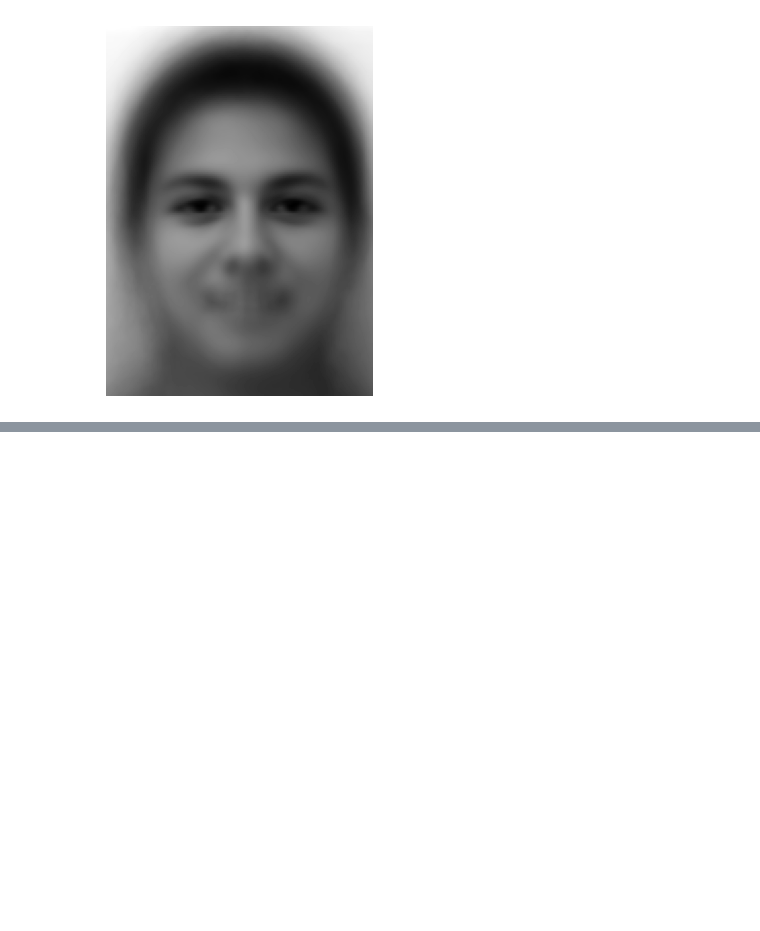
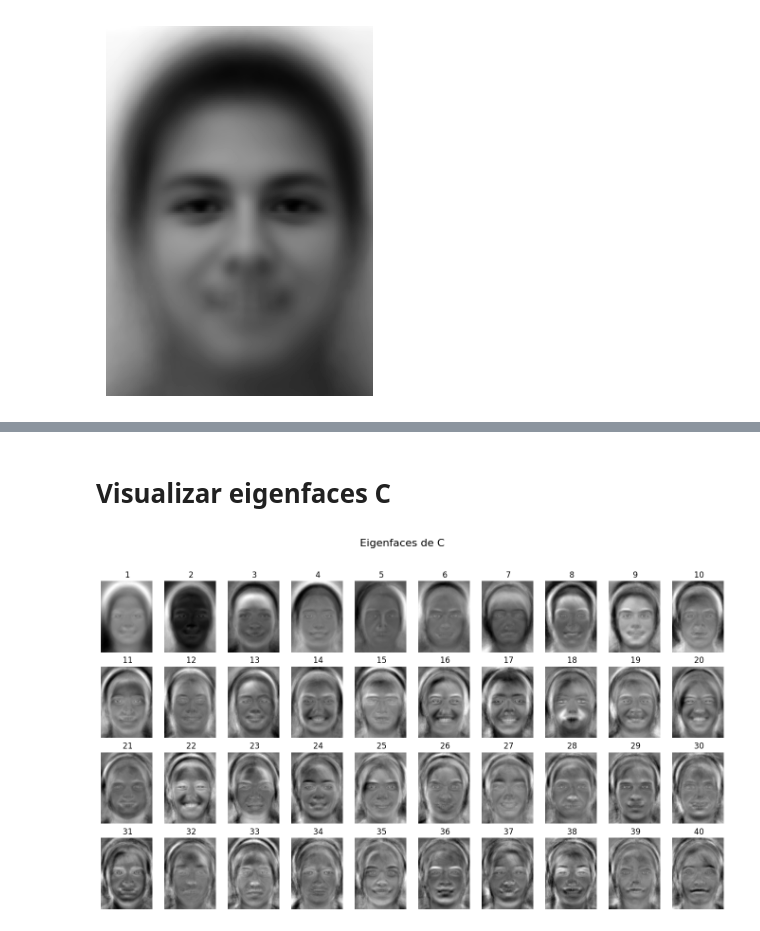
Before and after one commit to Gustavo-Murilo/Eigenfaces_EMAP, a Jupyter notebook: eigen_FEI.ipynb, the cells around one changed output, grey strips where cells are left out. Saved outputs shown, nothing was run; the diff lists cells and outputs as text; code cells hidden in the pictures; blank space fills up the shorter version.

```diff
--- a/eigen_FEI.ipynb
+++ b/eigen_FEI.ipynb
@@ -33,0 +42,3 @@ utl.plotar_imagem(face_media)
+# %%
+# Matriz de covariância de A, C(mn x mn)
+C = np.cov(M)
@@ -33,0 +48,4 @@ utl.plotar_imagem(face_media)
+# %%
+# Decomposição SVD na forma reduzida por causa de 'full_matrices=False'
+componentes = U_A.shape[1] # valor arbitrário, decidido para as matrizes ficarem pareadas
+U_C, autovalores_C, VT_C = randomized_svd(C, n_components=componentes, n_iter=5, random_state=None)
@@ -33,0 +61,6 @@ utl.plotar_imagem(face_media)
+# %% [markdown]
+# Visualizar eigenfaces C
+# %%
+utl.plotar_grade(U_C, '', 4, 10, (17,9), 'Eigenfaces de C')
+# %% [output]
+[figure, added]
```
Also changed, not shown: parts of 15 cells of this notebook, 3 other files.
